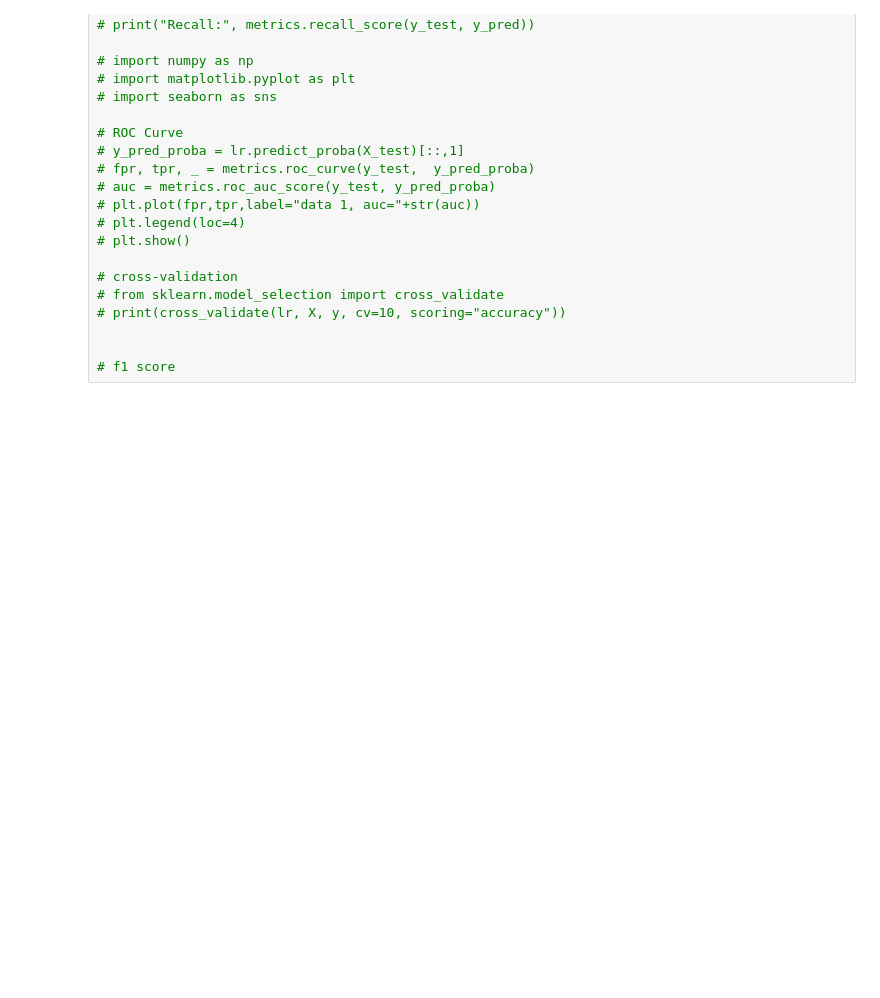
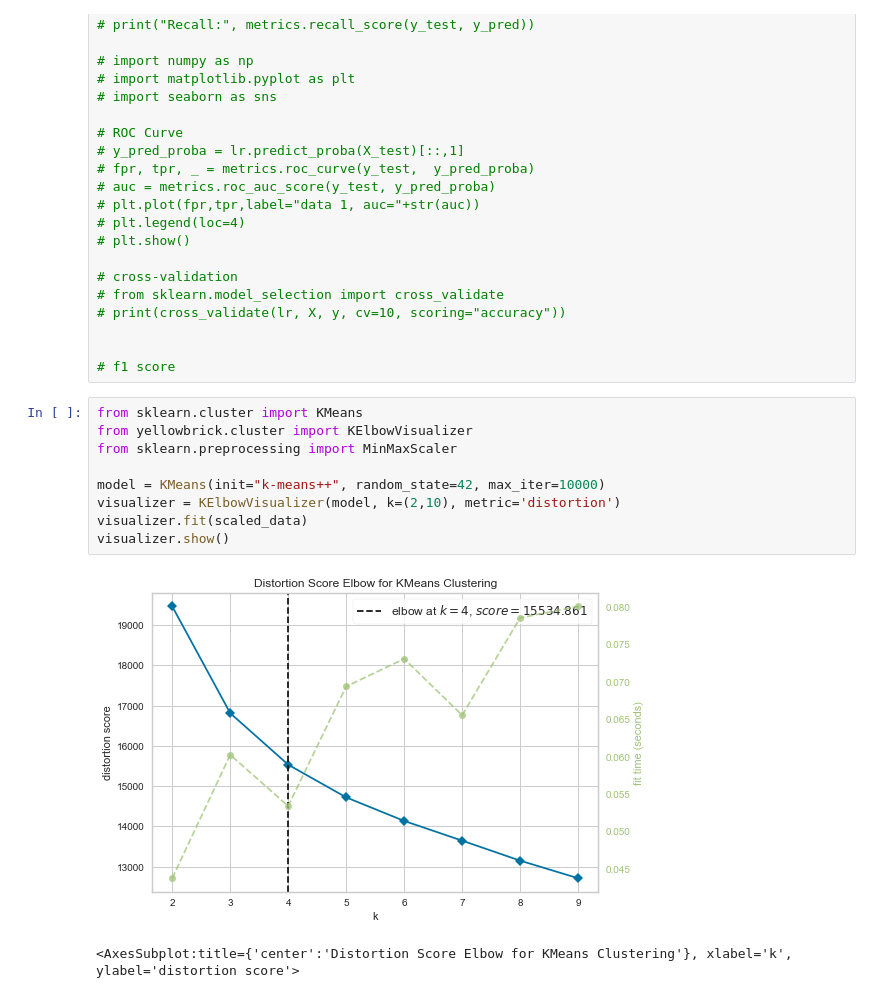
Before and after one commit to wangzuo/pokemon-ml, a Jupyter notebook: pokemon.ipynb, the cells around one changed output. Saved outputs shown, nothing was run; the diff lists cells and outputs as text; blank space fills up the shorter version.

```diff
--- a/pokemon.ipynb
+++ b/pokemon.ipynb
@@ -172,6 +185,18 @@ Recall: 0.95
 
 
 # f1 score
+# %%
+from sklearn.cluster import KMeans
+from yellowbrick.cluster import KElbowVisualizer
+from sklearn.preprocessing import MinMaxScaler
+
+model = KMeans(init="k-means++", random_state=42, max_iter=10000)
+visualizer = KElbowVisualizer(model, k=(2,10), metric='distortion')
+visualizer.fit(scaled_data)
+visualizer.show()
+# %% [output]
+[figure, added]
+<AxesSubplot:title={'center':'Distortion Score Elbow for KMeans Clustering'}, xlabel='k', ylabel='distortion score'>
 # %%
 from sklearn.cluster import KMeans
 from yellowbrick.cluster import KElbowVisualizer
```
Also changed, not shown: parts of 17 cells of this notebook, 5 other files.
